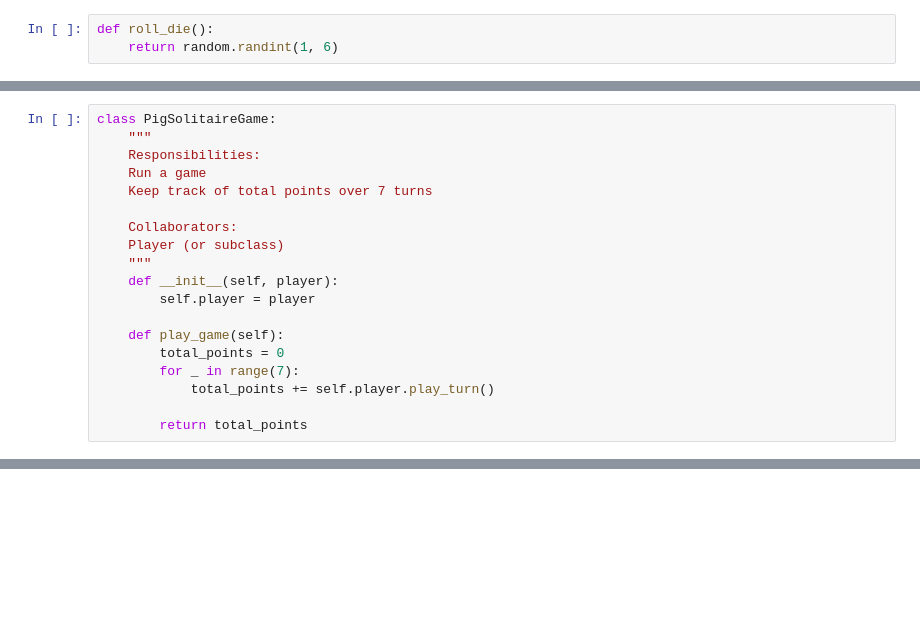
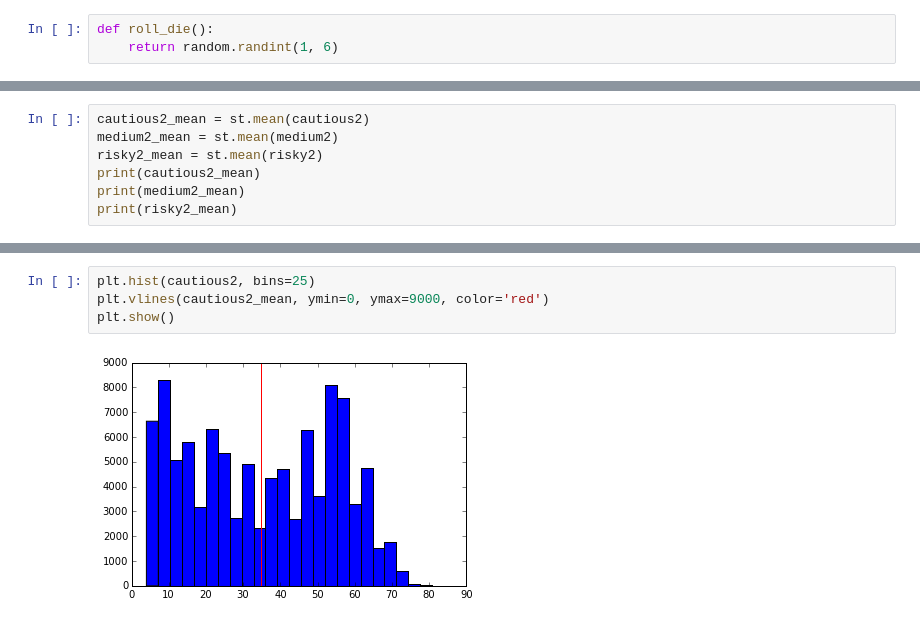
Before and after one commit to TylerKotkin/ultimate-pig, a Jupyter notebook: ultimate-pig.ipynb, the cells around one changed output, grey strips where cells are left out. Drawn from its saved outputs; the diff is of its cells as text; blank space fills up the shorter version.

```diff
--- a/ultimate-pig.ipynb
+++ b/ultimate-pig.ipynb
@@ -59,19 +10,0 @@ class CautiousPlayer(Player):
-# %%
-class PigSolitaireGame:
-    """
-    Responsibilities:
-    Run a game
-    Keep track of total points over 7 turns
-
-    Collaborators:
-    Player (or subclass)
-    """
-    def __init__(self, player):
-        self.player = player
-
-    def play_game(self):
-        total_points = 0
-        for _ in range(7):
-            total_points += self.player.play_turn()
-
-        return total_points
@@ -85,0 +129,7 @@ print(game.play_game())
+# %%
+cautious2_mean = st.mean(cautious2)
+medium2_mean = st.mean(medium2)
+risky2_mean = st.mean(risky2)
+print(cautious2_mean)
+print(medium2_mean)
+print(risky2_mean)
@@ -85,0 +145,6 @@ print(game.play_game())
+# %%
+plt.hist(cautious2, bins=25)
+plt.vlines(cautious2_mean, ymin=0, ymax=9000, color='red')
+plt.show()
+# %% [output]
+[figure, added]
```
Also changed, not shown: parts of 21 cells of this notebook.
